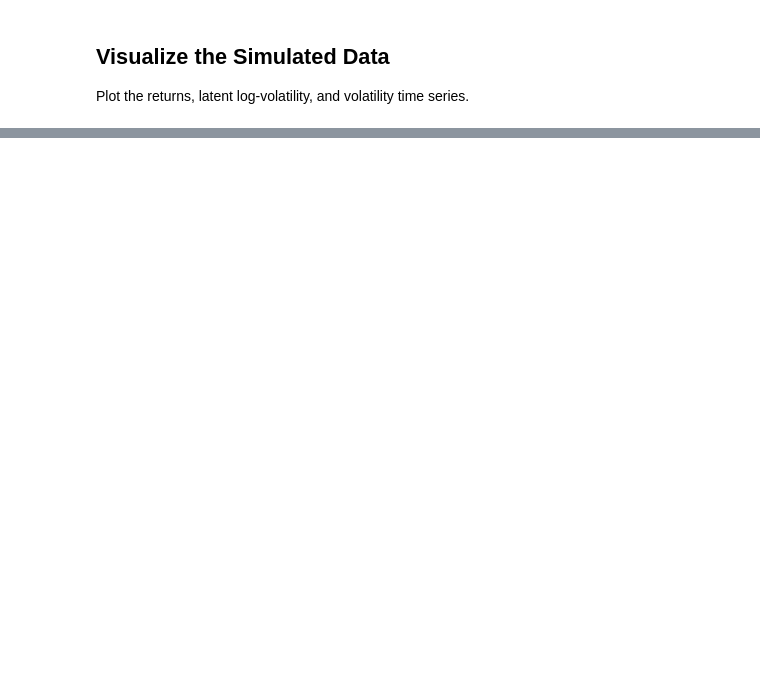
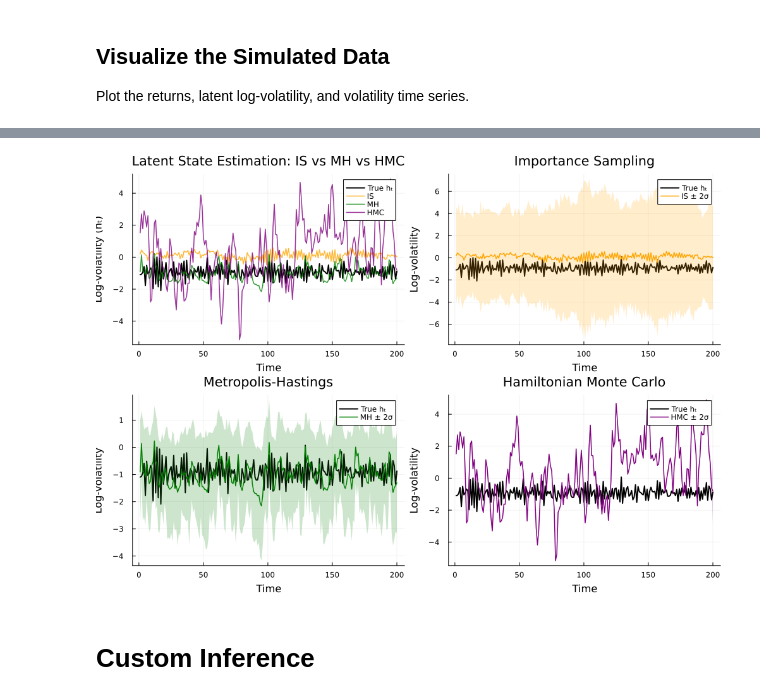
Before and after one commit to squarerootminusone/pmi, a Jupyter notebook: ivan/stochastic_volatility_submission.ipynb, the cells around one changed output, grey strips where cells are left out. Cells and saved outputs as stored; diff of their text form; code cells hidden in the pictures; blank space fills up the shorter version.

```diff
--- a/ivan/stochastic_volatility_submission.ipynb
+++ b/ivan/stochastic_volatility_submission.ipynb
@@ -144,0 +538,19 @@ plot(p1, p2, p3, layout=(3, 1), size=(900, 700), legend=:topright)
+# %%
+# Compute mean and std of latent states for all methods
+# Importance Sampling
+h_is = [mean([h[t] for h in h_samples]) for t in 1:T]
+h_is_std = [std([h[t] for h in h_samples]) for t in 1:T]
+
+# Metropolis-Hastings
+h_mh = [mean([h[t] for h in h_samples_mh]) for t in 1:T]
+h_mh_std = [std([h[t] for h in h_samples_mh]) for t in 1:T]
+
+# HMC
+h_hmc = [mean([h[t] for h in h_samples_hmc]) for t in 1:T]
+h_hmc_std = [std([h[t] for h in h_samples_hmc]) for t in 1:T]
+
+println("Computed latent state statistics for all methods")
+println("IS:  mean range [$(minimum(h_is)), $(maximum(h_is))]")
+println("MH:  mean range [$(minimum(h_mh)), $(maximum(h_mh))]")
+println("HMC: mean range [$(minimum(h_hmc)), $(maximum(h_hmc))]")
+println("PF:  mean range [$(minimum(filtered_states)), $(maximum(filtered_states))]")
@@ -144,0 +653,43 @@ plot(p1, p2, p3, layout=(3, 1), size=(900, 700), legend=:topright)
+# %%
+# Visualize latent state (log-volatility) estimation: IS vs MH vs HMC
+ts = 1:T
+
+# Plot 1: Mean estimates from all three methods vs true latent states
+p1 = plot(ts, h_true, label="True hₜ", color=:black, linewidth=2, alpha=1.0)
+plot!(p1, ts, h_is, label="IS", color=:orange, linewidth=1.5, alpha=0.8)
+plot!(p1, ts, h_mh, label="MH", color=:green, linewidth=1.5, alpha=0.8)
+plot!(p1, ts, h_hmc, label="HMC", color=:purple, linewidth=1.5, alpha=0.8)
+xlabel!(p1, "Time")
+ylabel!(p1, "Log-volatility (hₜ)")
+title!(p1, "Latent State Estimation: IS vs MH vs HMC")
+
+# Plot 2: IS with uncertainty bands
+p2 = plot(ts, h_true, label="True hₜ", color=:black, linewidth=2)
+plot!(p2, ts, h_is, ribbon=2*h_is_std,
+      label="IS ± 2σ", color=:orange, fillalpha=0.2, linewidth=1.5)
+xlabel!(p2, "Time")
+ylabel!(p2, "Log-volatility")
+title!(p2, "Importance Sampling")
+
+# Plot 3: MH with uncertainty bands
+p3 = plot(ts, h_true, label="True hₜ", color=:black, linewidth=2)
+plot!(p3, ts, h_mh, ribbon=2*h_mh_std,
+      label="MH ± 2σ", color=:green, fillalpha=0.2, linewidth=1.5)
+xlabel!(p3, "Time")
+ylabel!(p3, "Log-volatility")
+title!(p3, "Metropolis-Hastings")
+
+# Plot 4: HMC with uncertainty bands
+p4 = plot(ts, h_true, label="True hₜ", color=:black, linewidth=2)
+plot!(p4, ts, h_hmc, ribbon=2*h_hmc_std,
+      label="HMC ± 2σ", color=:purple, fillalpha=0.2, linewidth=1.5)
+xlabel!(p4, "Time")
+ylabel!(p4, "Log-volatility")
+title!(p4, "Hamiltonian Monte Carlo")
+
+# Combined layout
+plot(p1, p2, p3, p4, layout=(2, 2), size=(1000, 700), legend=:topright)
+# %% [output]
+[figure, added]
+# %% [markdown]
+# Custom Inference
```
Also changed, not shown: parts of 38 cells of this notebook, 1 other file.
